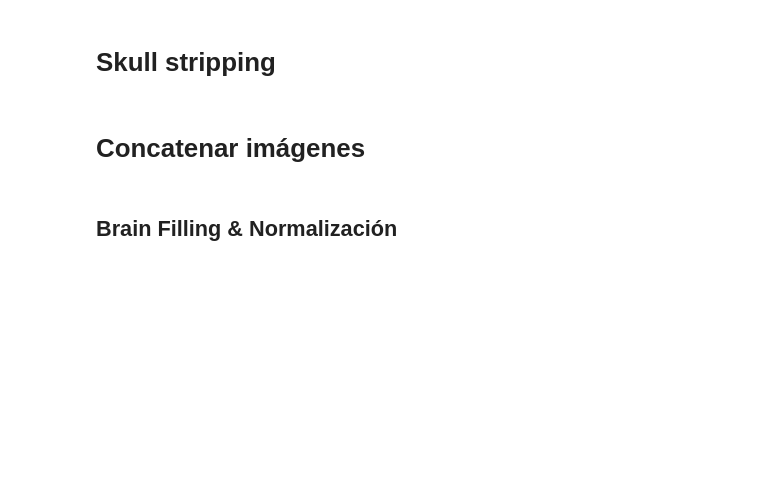
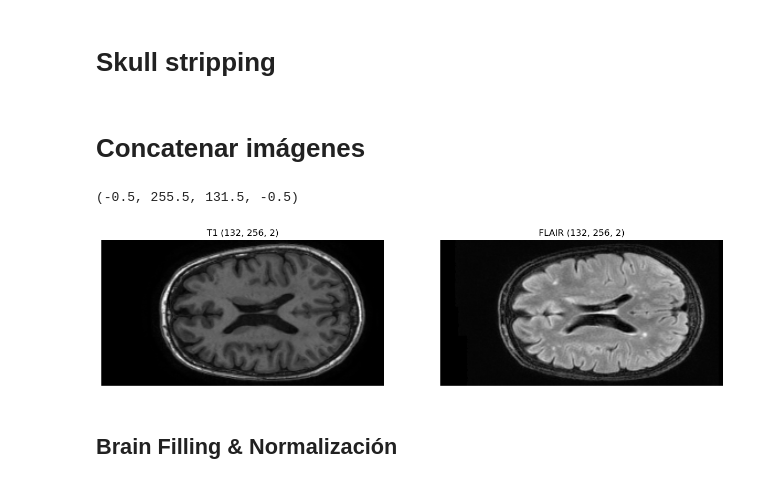
Before and after one commit to AinaT9/White-Matter-Hyperintensity-Segmentation, a Jupyter notebook: EntrenamientoUnet.ipynb, the cells around one changed output. Saved outputs shown, nothing was run; the diff lists cells and outputs as text; code cells hidden in the pictures; blank space fills up the shorter version.

Commit message:
Concatenate

```diff
--- a/EntrenamientoUnet.ipynb
+++ b/EntrenamientoUnet.ipynb
@@ -116,6 +116,26 @@ axs[3].axis('off')
 # Skull stripping
 # %% [markdown]
 # Concatenar imágenes
+# %%
+fig,axs = plt.subplots(1, 2, figsize=(15,5))
+flair= os.path.join(TRAINING_PATH_AMSTERDAM, "100","pre","FLAIR.nii.gz")
+t1=os.path.join(TRAINING_PATH_AMSTERDAM, "100","pre","T1.nii.gz")
+
+fl = nibabel.load(flair)
+fl_data = fl.get_fdata()[:,:,53]
+t=nibabel.load(t1)
+t_data=t.get_fdata()[:,:,53]
+image_orig=numpy.concatenate((t_data[...,np.newaxis],fl_data[...,np.newaxis]), axis=2)
+axs[0].imshow(image_orig[...,0], cmap='gray')
+axs[0].set_title("T1 %s" %(image_orig.shape,))
+axs[0].axis('off')
+
+axs[1].imshow(image_orig[...,1], cmap='gray')
+axs[1].set_title("FLAIR %s" %(image_orig.shape,))
+axs[1].axis('off')
+# %% [output]
+(-0.5, 255.5, 131.5, -0.5)
+[figure, added]
 # %% [markdown]
 ## Brain Filling &  Normalización
 # %%
```
Also changed, not shown: parts of 11 cells of this notebook, 2 other files.
